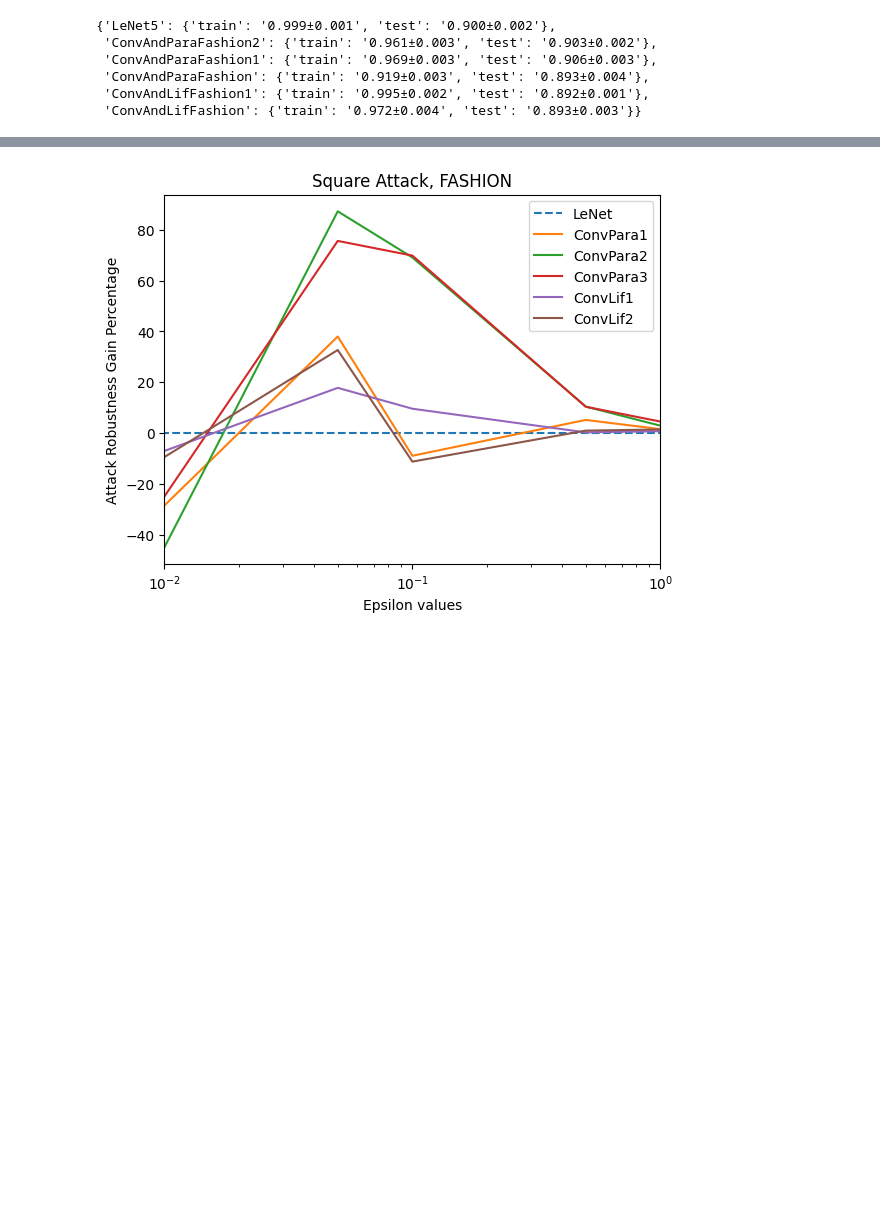
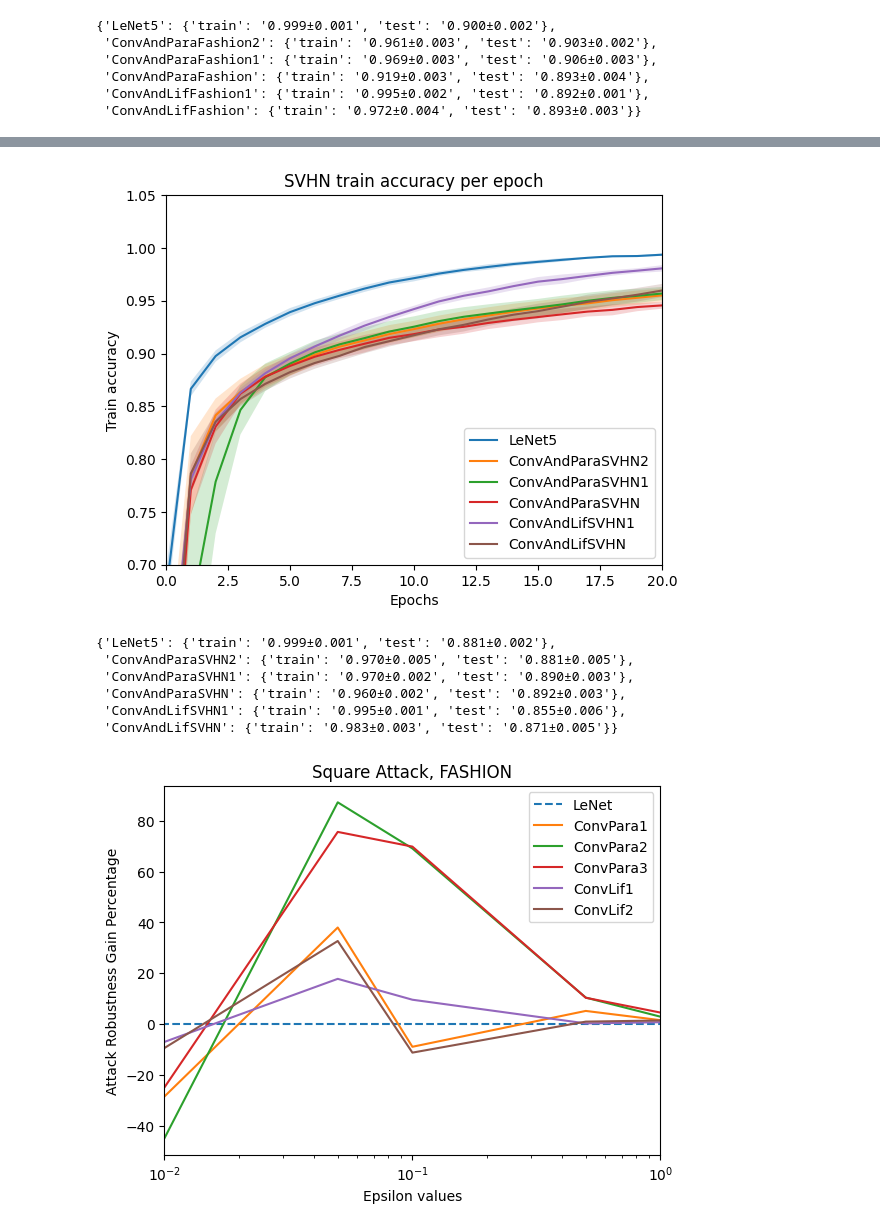
Before and after one commit to suessflorian/biological-neurons, a Jupyter notebook: Baseline Models/robustness_results.ipynb, the cells around one changed output, grey strips where cells are left out. Drawn from its saved outputs; the diff is of its cells as text; code cells hidden in the pictures; blank space fills up the shorter version.

```diff
--- a/Baseline Models/robustness_results.ipynb
+++ b/Baseline Models/robustness_results.ipynb
@@ -71,3 +82,14 @@ acc.plotAccuracy()
+# %%
+acc = Accuracies('SVHN', './full-conv-train-results/SVHN-trial-results.json')
+acc.plotAccuracy()
+# %% [output]
+[figure, added]
+{'LeNet5': {'train': '0.999±0.001', 'test': '0.881±0.002'},
+ 'ConvAndParaSVHN2': {'train': '0.970±0.005', 'test': '0.881±0.005'},
+ 'ConvAndParaSVHN1': {'train': '0.970±0.002', 'test': '0.890±0.003'},
+ 'ConvAndParaSVHN': {'train': '0.960±0.002', 'test': '0.892±0.003'},
+ 'ConvAndLifSVHN1': {'train': '0.995±0.001', 'test': '0.855±0.006'},
+ 'ConvAndLifSVHN': {'train': '0.983±0.003', 'test': '0.871±0.005'}}
 # %%
 import matplotlib.pyplot as plt
 import numpy as np
```
Also changed, not shown: parts of 2 cells of this notebook, 2 other files.
